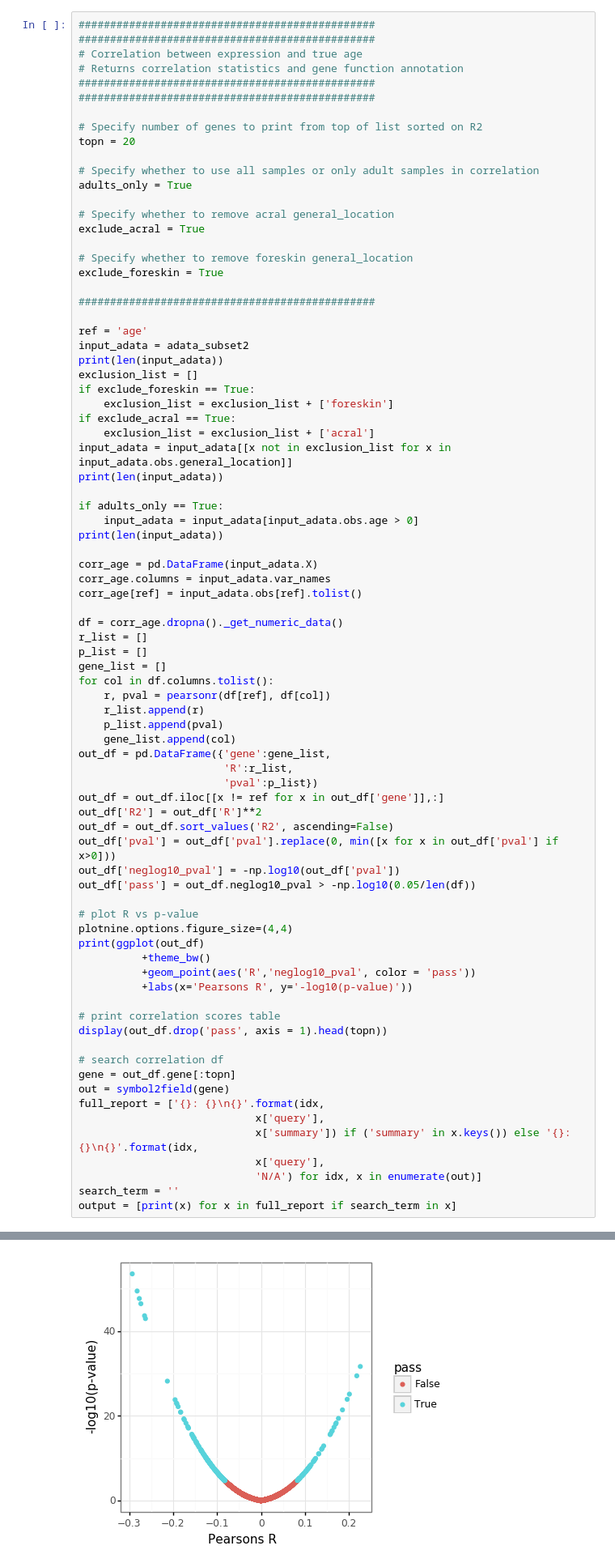
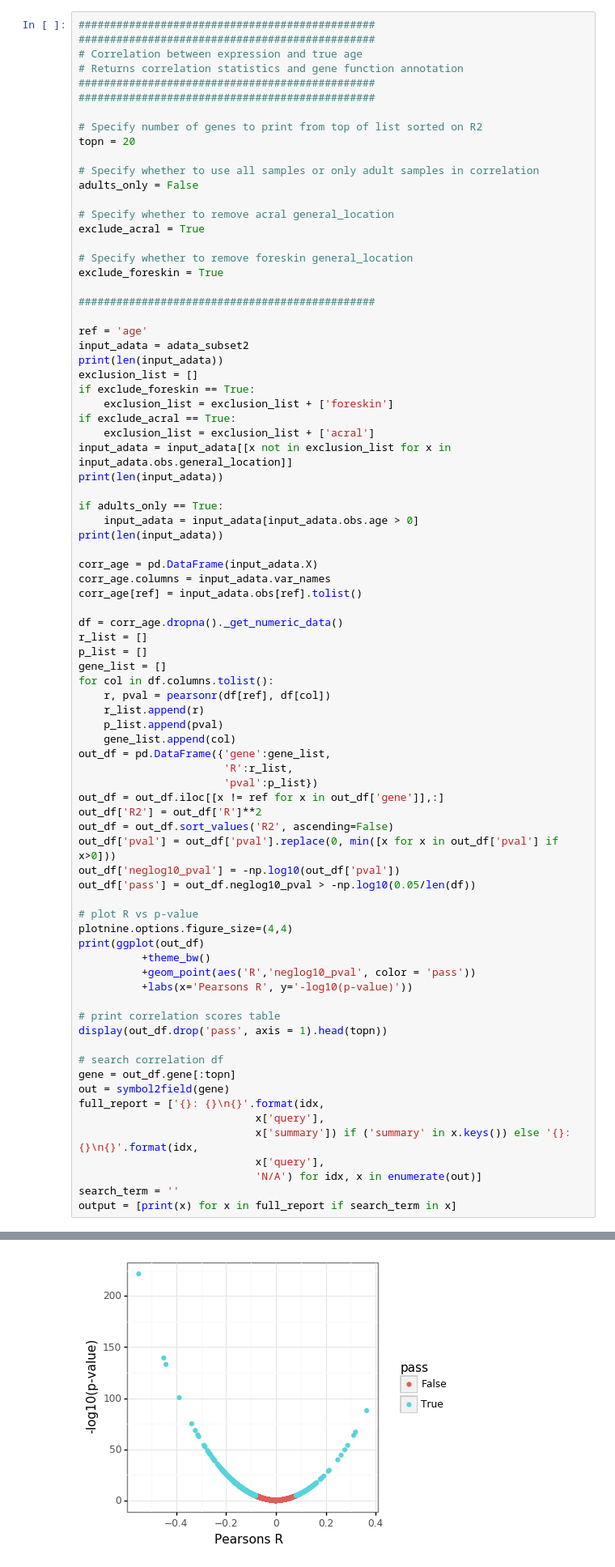
Before and after one commit to czbiohub/darmanis_group_DL_notebook, a Jupyter notebook: DL20190123_mel_aging_correlation_analysis-PUBLIC.ipynb, the cells around one changed output, grey strips where cells are left out. Shown: that part at 81% size. Drawn from its saved outputs; the diff is of its cells as text.

```diff
--- a/DL20190123_mel_aging_correlation_analysis-PUBLIC.ipynb
+++ b/DL20190123_mel_aging_correlation_analysis-PUBLIC.ipynb
@@ -54,7 +58,7 @@ Completed
 topn = 20
 
 # Specify whether to use all samples or only adult samples in correlation
-adults_only = True
+adults_only = False
 
 # Specify whether to remove acral general_location
 exclude_acral = True
@@ -129 +133 @@ output = [print(x) for x in full_report if search_term in x]
-[figure, old version]
+[figure, new version]
```
Also changed, not shown: parts of 11 cells of this notebook, 4 other files.
